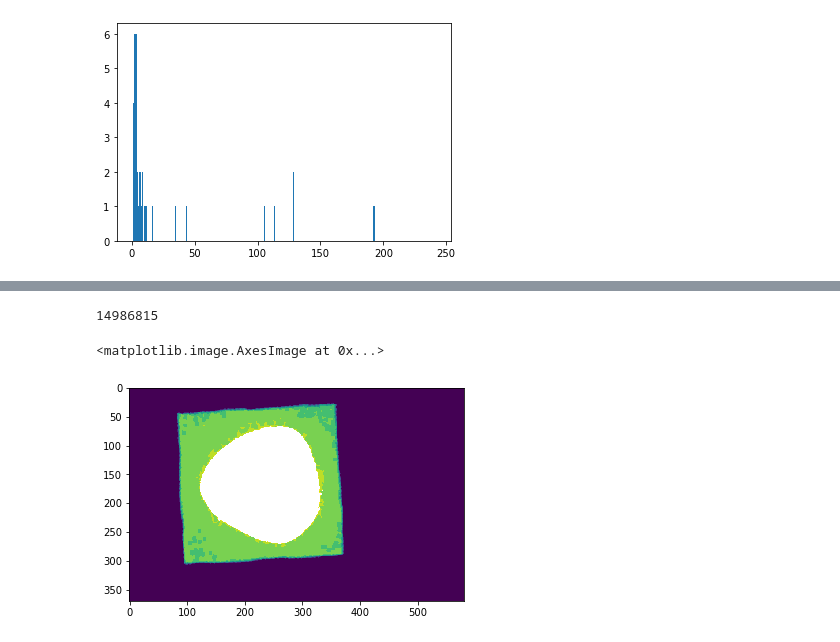
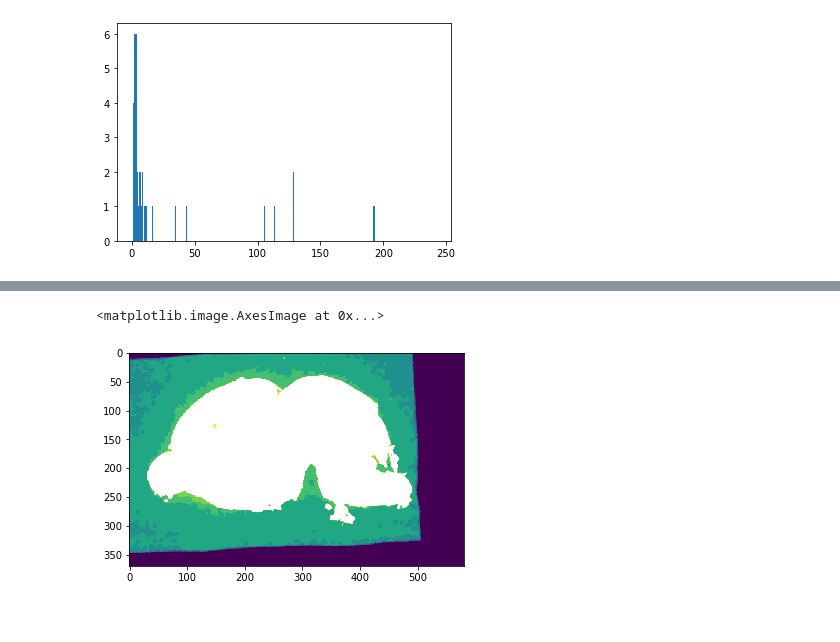
Before and after one commit to UIHackyHour/mouseBrain, a Jupyter notebook: mouseBrain.ipynb, the cells around one changed output, grey strips where cells are left out. Cells and saved outputs as stored; diff of their text form; code cells hidden in the pictures.

```diff
--- a/mouseBrain.ipynb
+++ b/mouseBrain.ipynb
@@ -157,4 +87,0 @@ ValueError: object too deep for desired array
-# %%
-np.count_nonzero(img[img > 9])
-# %% [output]
-14986815
@@ -163,7 +88,7 @@ import numpy.ma as ma
 # %%
 mask_img = ma.masked_array(img, mask=img > 10, fill_value=0)
 # %%
-plt.imshow(mask_img[50,:,:])
+plt.imshow(mask_img[100,:,:])
 # %% [output]
 <matplotlib.image.AxesImage at 0x...>
-[figure, old version]
+[figure, new version]
```
Also changed, not shown: parts of 29 cells of this notebook.
